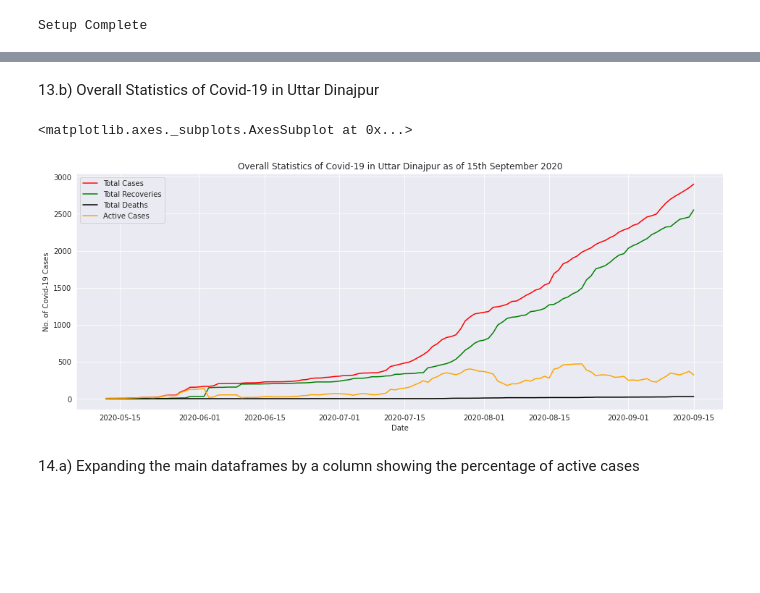
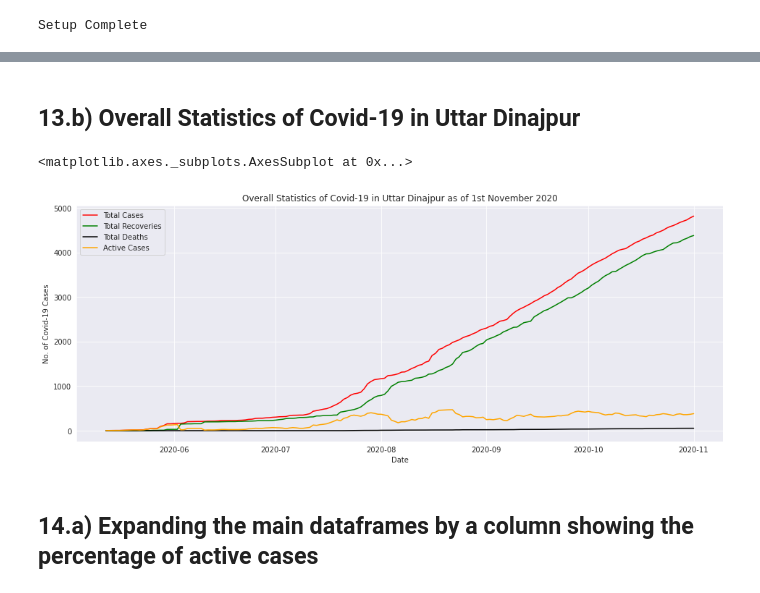
Before and after one commit to biswas-neelesh96/Covid-19-cases-in-two-districts-of-West-Bengal, a Jupyter notebook: Covid_19_Cases_of_Darjeeling_&_Uttar_Dinajpur.ipynb, the cells around one changed output, grey strips where cells are left out. Saved outputs shown, nothing was run; the diff lists cells and outputs as text; code cells hidden in the pictures; blank space fills up the shorter version.

```diff
--- a/Covid_19_Cases_of_Darjeeling_&_Uttar_Dinajpur.ipynb
+++ b/Covid_19_Cases_of_Darjeeling_&_Uttar_Dinajpur.ipynb
@@ -295,20 +316,21 @@ sns.lineplot(data=data_darj['No. of Active Cases'], label='Active Cases', color=
 # %% [markdown]
-13.b) Overall Statistics of Covid-19 in Uttar Dinajpur
+## 13.b) Overall Statistics of Covid-19 in Uttar Dinajpur
 # %%
 sns.set_style('darkgrid')
 plt.figure(figsize=(16,6))
-plt.title('Overall Statistics of Covid-19 in Uttar Dinajpur as of 15th September 2020')
+plt.title('Overall Statistics of Covid-19 in Uttar Dinajpur as of 1st November 2020')
 plt.xlabel("Date")
+#plt.xticks(rotation=-45)
 plt.ylabel("No. of Covid-19 Cases")
 sns.lineplot(data=data_ud['Total Cases'], label='Total Cases', color='red')
 sns.lineplot(data=data_ud['Total Recoveries'], label='Total Recoveries', color='green')
 sns.lineplot(data=data_ud['Total Deaths'], label='Total Deaths', color='black')
 sns.lineplot(data=data_ud['No. of Active Cases'], label='Active Cases', color='orange')
 # %% [output]
 <matplotlib.axes._subplots.AxesSubplot at 0x...>
-[figure, old version]
+[figure, new version]
 # %% [markdown]
-14.a) Expanding the main dataframes by a column showing the percentage of active cases
+## 14.a) Expanding the main dataframes by a column showing the percentage of active cases
 # %%
 data_darj["Active Cases (%)"]=(data_darj["No. of Active Cases"]/data_darj["Total Cases"])*100
 data_darj.tail()
```
Also changed, not shown: parts of 90 cells of this notebook.
